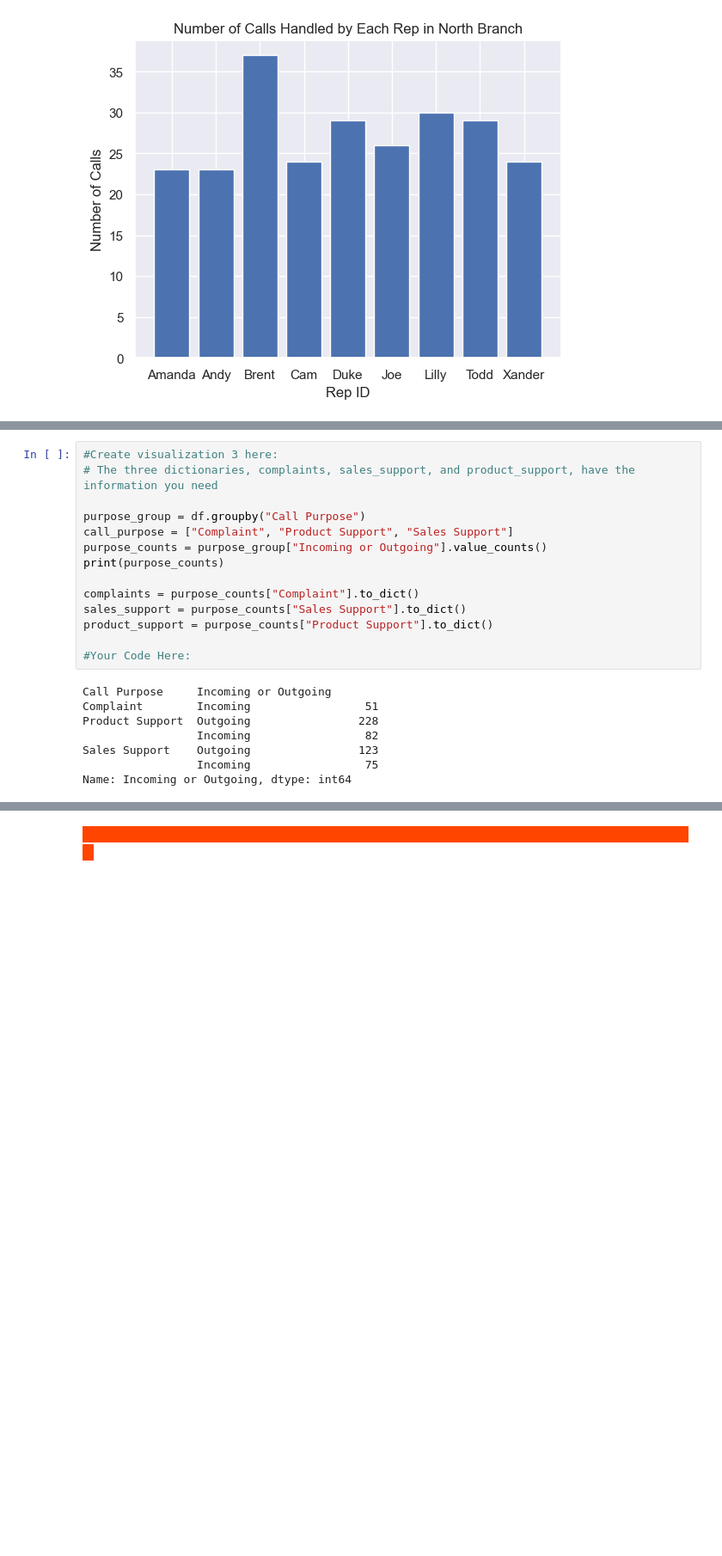
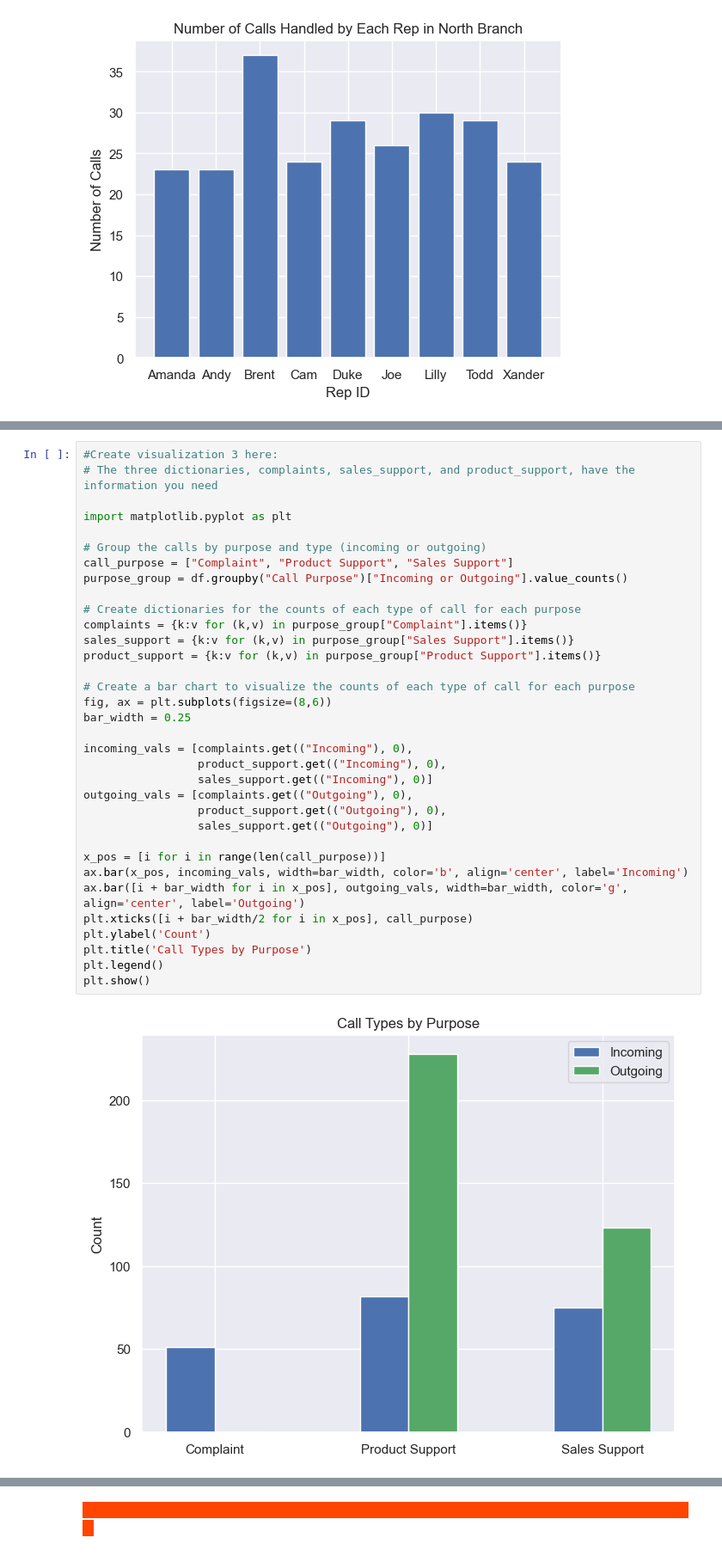
Before and after one commit to farasaidi/call-center-cleanup-assignment, a Jupyter notebook: Call_Center_Cleanup.ipynb, the cells around one changed output, grey strips where cells are left out. Shown at 86% size. Drawn from its saved outputs; the diff is of its cells as text; blank space fills up the shorter version.

```diff
--- a/Call_Center_Cleanup.ipynb
+++ b/Call_Center_Cleanup.ipynb
@@ -466,25 +504,39 @@ plt.show()
-# %%
-#Create visualization 3 here:
-# The three dictionaries, complaints, sales_support, and product_support, have the information you need
-
-purpose_group = df.groupby("Call Purpose")
-call_purpose = ["Complaint", "Product Support", "Sales Support"]
-purpose_counts = purpose_group["Incoming or Outgoing"].value_counts()
-print(purpose_counts)
-
-complaints = purpose_counts["Complaint"].to_dict()
-sales_support = purpose_counts["Sales Support"].to_dict()
-product_support = purpose_counts["Product Support"].to_dict()
-
-#Your Code Here:
-# %% [output]
-Call Purpose     Incoming or Outgoing
-Complaint        Incoming                 51
-Product Support  Outgoing                228
-                 Incoming                 82
-Sales Support    Outgoing                123
-                 Incoming                 75
-Name: Incoming or Outgoing, dtype: int64
+# %%
+#Create visualization 3 here:
+# The three dictionaries, complaints, sales_support, and product_support, have the information you need
+
+import matplotlib.pyplot as plt
+
+# Group the calls by purpose and type (incoming or outgoing)
+call_purpose = ["Complaint", "Product Support", "Sales Support"]
+purpose_group = df.groupby("Call Purpose")["Incoming or Outgoing"].value_counts()
+
+# Create dictionaries for the counts of each type of call for each purpose
+complaints = {k:v for (k,v) in purpose_group["Complaint"].items()}
+sales_support = {k:v for (k,v) in purpose_group["Sales Support"].items()}
+product_support = {k:v for (k,v) in purpose_group["Product Support"].items()}
+
+# Create a bar chart to visualize the counts of each type of call for each purpose
+fig, ax = plt.subplots(figsize=(8,6))
+bar_width = 0.25
+
+incoming_vals = [complaints.get(("Incoming"), 0),
+                 product_support.get(("Incoming"), 0),
+                 sales_support.get(("Incoming"), 0)]
+outgoing_vals = [complaints.get(("Outgoing"), 0),
+                 product_support.get(("Outgoing"), 0),
+                 sales_support.get(("Outgoing"), 0)]
+
+x_pos = [i for i in range(len(call_purpose))]
+ax.bar(x_pos, incoming_vals, width=bar_width, color='b', align='center', label='Incoming')
+ax.bar([i + bar_width for i in x_pos], outgoing_vals, width=bar_width, color='g', align='center', label='Outgoing')
+plt.xticks([i + bar_width/2 for i in x_pos], call_purpose)
+plt.ylabel('Count')
+plt.title('Call Types by Purpose')
+plt.legend()
+plt.show()
+# %% [output]
+[figure, added]
 # %%
 df_incoming = df[df["Incoming or Outgoing"] == "Incoming"]
 branch_service = df_incoming[df_incoming["During Call Wait Time"] <= 2].groupby("Branch")["Calls"].sum() / df_incoming.groupby("Branch")["Calls"].sum() * 100
```
Also changed, not shown: parts of 23 cells of this notebook.
